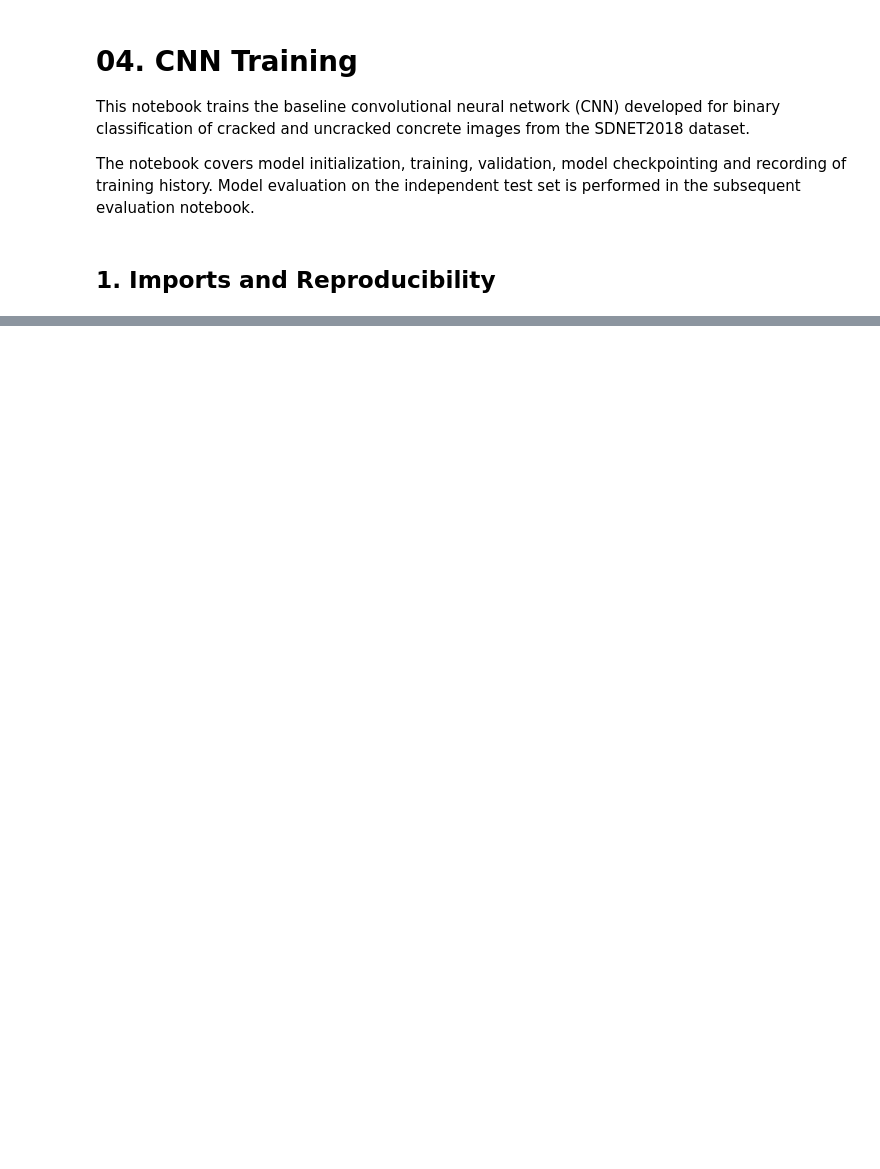
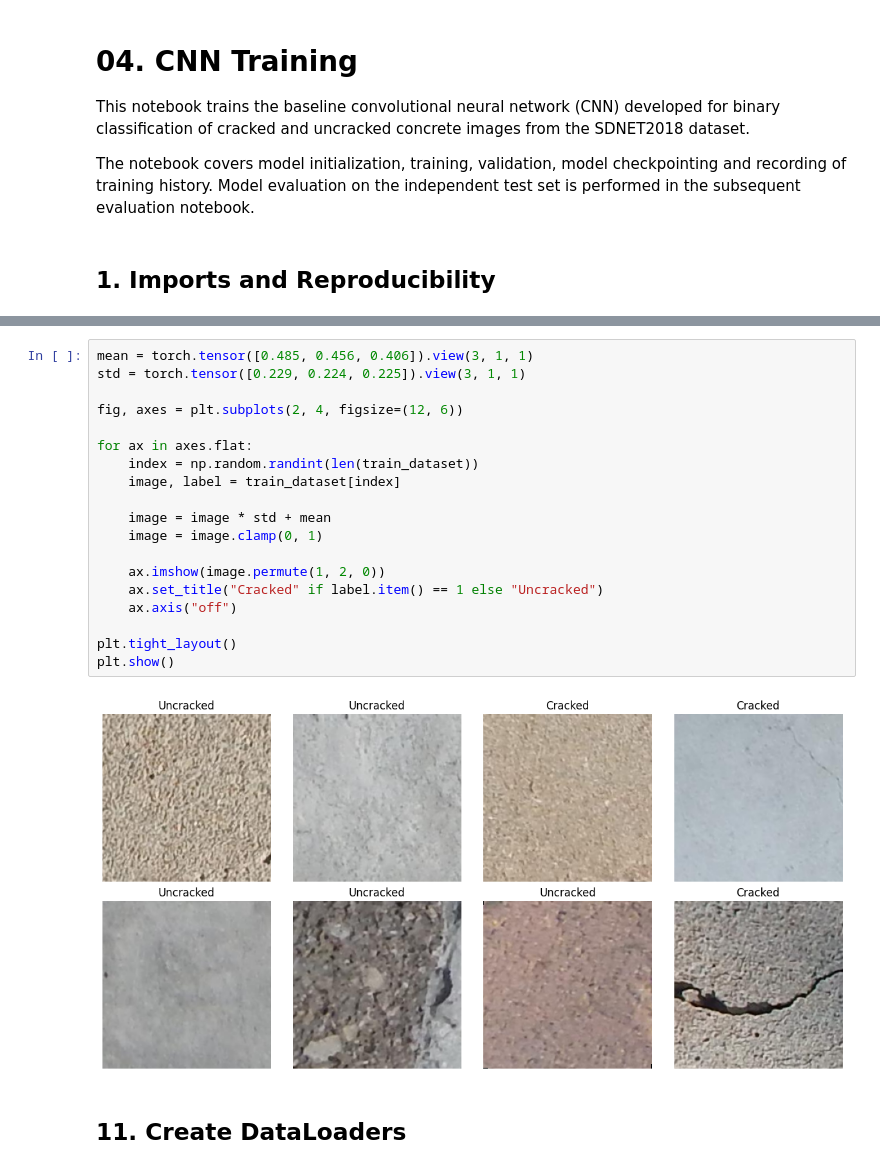
Before and after one commit to yoolmalaak/concrete-crack-and-fracture-analysis, a Jupyter notebook: notebooks/04_cnn_training.ipynb, the cells around one changed output, grey strips where cells are left out. Cells and saved outputs as stored; diff of their text form; blank space fills up the shorter version.

```diff
--- a/notebooks/04_cnn_training.ipynb
+++ b/notebooks/04_cnn_training.ipynb
@@ -408,0 +350,23 @@ Time for one training batch: 1.76 seconds
+# %%
+mean = torch.tensor([0.485, 0.456, 0.406]).view(3, 1, 1)
+std = torch.tensor([0.229, 0.224, 0.225]).view(3, 1, 1)
+
+fig, axes = plt.subplots(2, 4, figsize=(12, 6))
+
+for ax in axes.flat:
+    index = np.random.randint(len(train_dataset))
+    image, label = train_dataset[index]
+
+    image = image * std + mean
+    image = image.clamp(0, 1)
+
+    ax.imshow(image.permute(1, 2, 0))
+    ax.set_title("Cracked" if label.item() == 1 else "Uncracked")
+    ax.axis("off")
+
+plt.tight_layout()
+plt.show()
+# %% [output]
+[figure, added]
+# %% [markdown]
+## 11. Create DataLoaders
```
Also changed, not shown: parts of 71 cells of this notebook.
